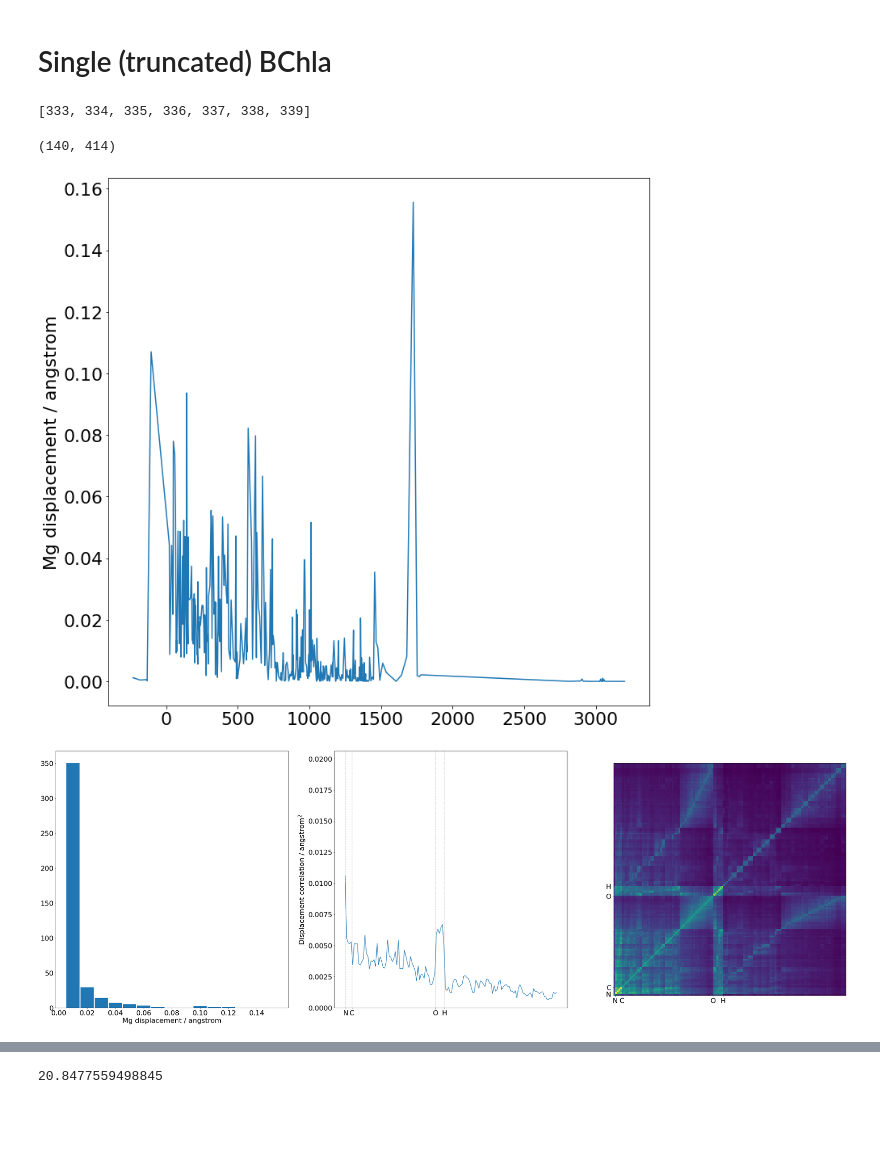
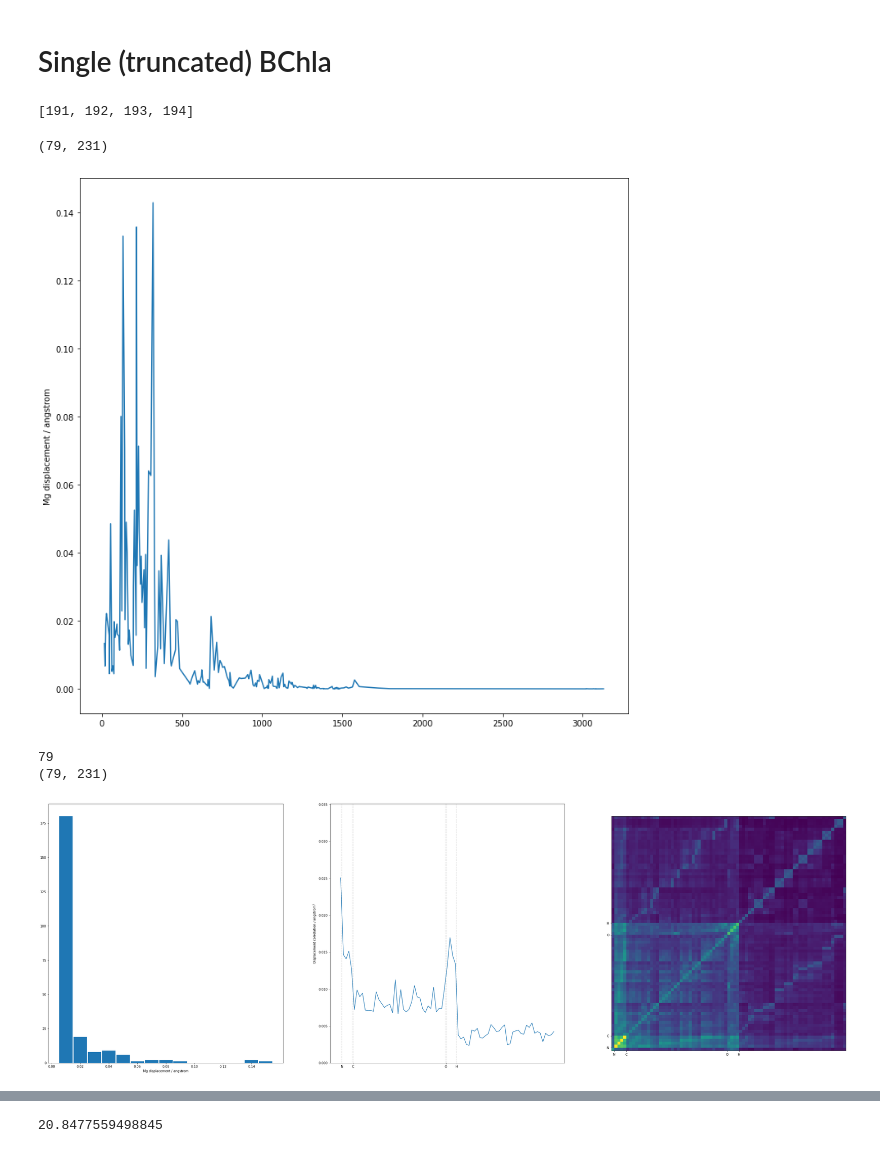
Before and after one commit to Oliver-Feighan/SpectralDensity, a Jupyter notebook: notebooks/Monomer.ipynb, the cells around one changed output, grey strips where cells are left out. Saved outputs shown, nothing was run; the diff lists cells and outputs as text; code cells hidden in the pictures; blank space fills up the shorter version.

```diff
--- a/notebooks/Monomer.ipynb
+++ b/notebooks/Monomer.ipynb
@@ -20,51 +15,55 @@ matplotlib.rc('font', **font)
 # %%
-all_coords = get_modes("../data/hessians/monomer_normal_modes.molden", 414, 140)
+all_coords = hessian.get_modes("../data/hessians/opt_truncated.molden", 231, 79)
 # %% [markdown]
 # Single (truncated) BChla
 # %%
-wavenumbers = get_wavenumbers("../data/hessians/monomer_normal_modes.molden")
-frequencies = wavenumber_to_frequency(wavenumbers)
+wavenumbers = hessian.get_wavenumbers("../data/hessians/opt_truncated.molden")
+frequencies = hessian.wavenumber_to_frequency(wavenumbers)
 # %%
 CO = [enum for enum, x in enumerate(wavenumbers) if x > 1600 and x < 1800]
 CO
 # %% [output]
-[333, 334, 335, 336, 337, 338, 339]
+[191, 192, 193, 194]
 # %%
 all_displacements = np.linalg.norm(all_coords, axis=1)
 all_displacements.shape
 # %% [output]
-(140, 414)
+(79, 231)
 # %%
 fig, ax = plt.subplots()
 
-n_atoms = 140
+n_atoms = 79
 n_modes = 3 * n_atoms - 6
 
 Mg_index = 0
 
-ax.plot(wavenumbers, all_displacements[23])
+ax.plot(wavenumbers, all_displacements[Mg_index])
 
 ax.set_ylabel("Mg displacement / angstrom")
 
 fig.set_size_inches(12,12)
 # %% [output]
-[figure, old version]
+[figure, new version]
 # %%
 fig, ax = plt.subplots(1, 3)
 
-symbols = read_symbols("../data/hessians/opt_bchla.xyz")
+symbols = system.read_symbols("../data/hessians/opt_truncated.xyz")
 
-Mg_indices= get_indices(symbols, "Mg")
-N_indices = get_indices(symbols, "N")
-C_indices = get_indices(symbols, "C")
-O_indices = get_indices(symbols, "O")
-H_indices = get_indices(symbols, "H")
+print(len(symbols))
+
+Mg_indices= utils.get_indices(symbols, "Mg")
+N_indices = utils.get_indices(symbols, "N")
+C_indices = utils.get_indices(symbols, "C")
+O_indices = utils.get_indices(symbols, "O")
+H_indices = utils.get_indices(symbols, "H")
 
 Mg_max_disp= all_displacements[Mg_indices].max()
 N_max_disp = all_displacements[N_indices].max()
 C_max_disp = all_displacements[C_indices].max()
 O_max_disp = all_displacements[O_indices].max()
 H_max_disp = all_displacements[H_indices].max()
+
+print(all_displacements.shape)
 
 normalized_displacements = copy.copy(all_displacements)
 
@@ -101,11 +100,11 @@ cax = ax[2].imshow(correlation, origin='lower', cmap=plt.get_cmap('viridis'))#,
 #fig.colorbar(cax)
 
 def ticks(symbols):
-    Mg_indices= get_indices(symbols, "Mg")
-    N_indices = get_indices(symbols, "N")
-    C_indices = get_indices(symbols, "C")
-    O_indices = get_indices(symbols, "O")
-    H_indices = get_indices(symbols, "H")
+    Mg_indices= utils.get_indices(symbols, "Mg")
+    N_indices = utils.get_indices(symbols, "N")
+    C_indices = utils.get_indices(symbols, "C")
+    O_indices = utils.get_indices(symbols, "O")
+    H_indices = utils.get_indices(symbols, "H")
 
     lengths = [len(Mg_indices), len(N_indices), len(C_indices), len(O_indices), len(H_indices)]
 
@@ -137,5 +136,7 @@ ax[1].set_ylim(0, max(correlation[0])+0.01)
 
 fig.set_size_inches(45,15)
 # %% [output]
+79
+(79, 231)
-[figure, old version]
+[figure, new version]
 # %%
```
Also changed, not shown: parts of 4 cells of this notebook, 36 other files.
